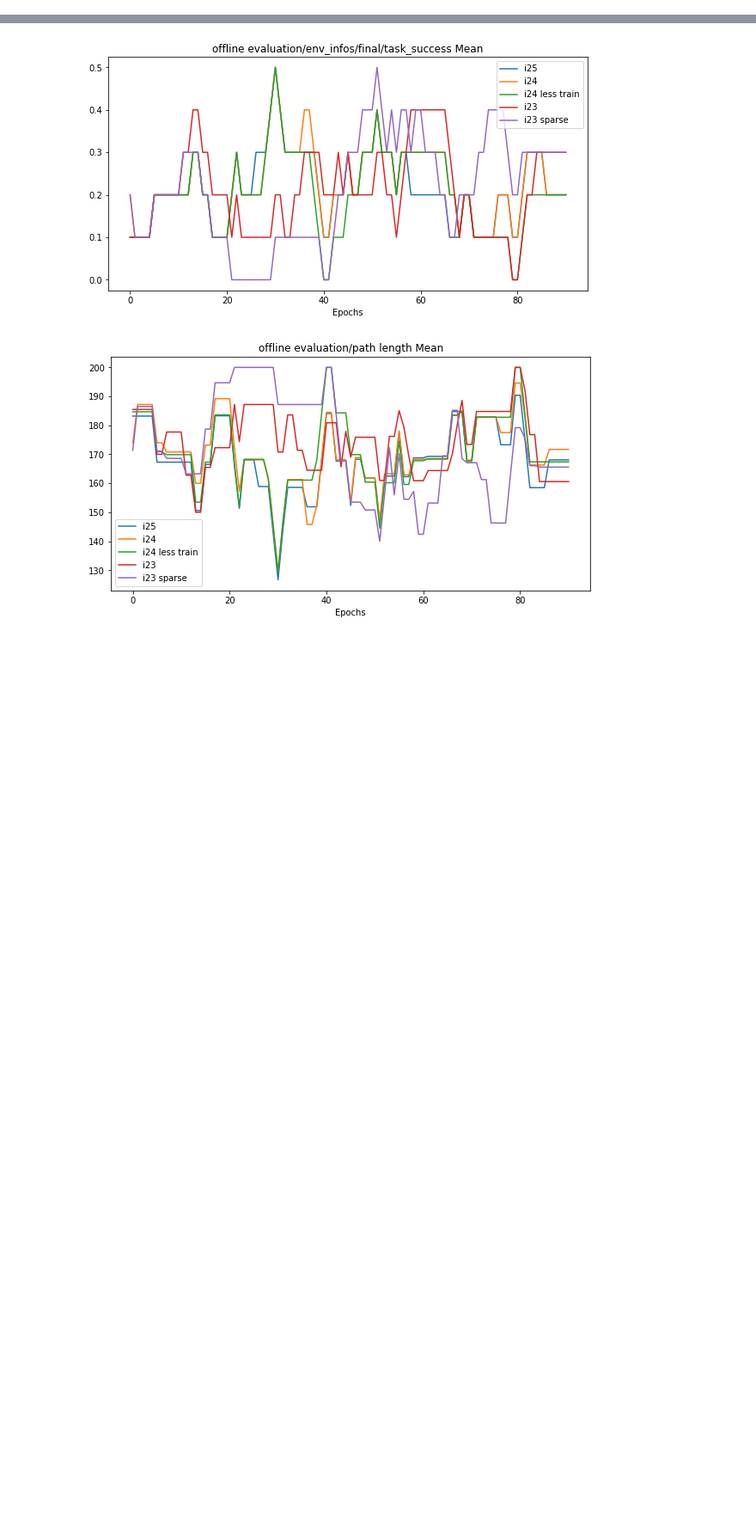
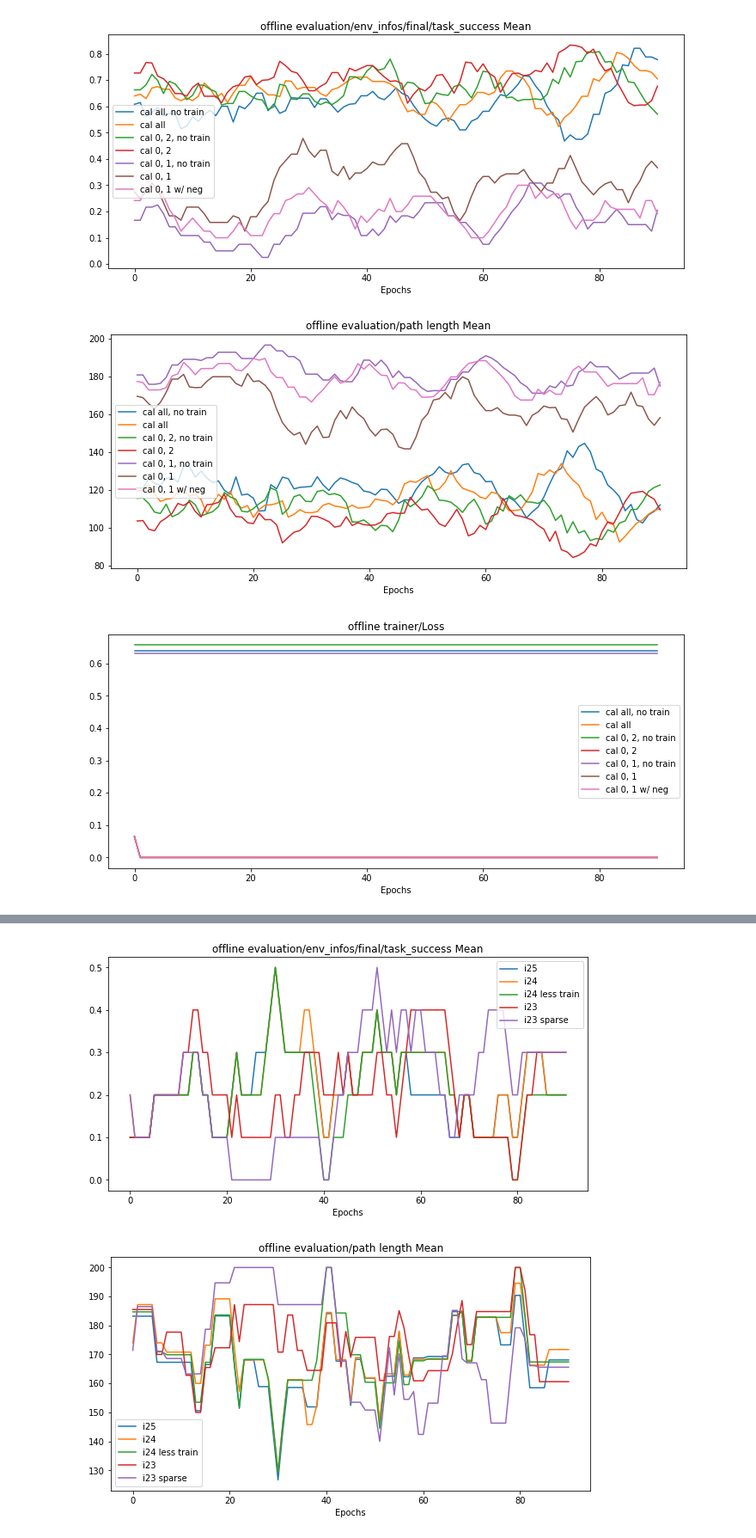
Before and after one commit to 00schen/CursorControl, a Jupyter notebook: image/plots.ipynb, the cells around one changed output, grey strips where cells are left out. Shown: that part at 86% size. Drawn from its saved outputs; the diff is of its cells as text; code cells hidden in the pictures; blank space fills up the shorter version.

```diff
--- a/image/plots.ipynb
+++ b/image/plots.ipynb
@@ -115,0 +137,29 @@ plot(dfs)
+# %%
+tests = ['calibrate']
+
+paths = sum([[(os.path.join(path,run),test) for run in os.listdir(path)]
+             for path,test in [(os.path.join(os.path.abspath(''),'logs',test,),test) for test in tests]],[])
+
+paths = sorted(paths, key=lambda x: x[0])
+
+dfs = Reader().read(paths, name='progress.csv')
+for df in dfs:
+    df.columns = df.columns.get_level_values(0)
+
+# dense pretrain no encoder w/o neg
+i0 = [0], 'cal all, no train'
+i1 = [1], 'cal all'
+i2 = [2], 'cal 0, 2, no train'
+i3 = [3], 'cal 0, 2'
+i4 = [4], 'cal 0, 1, no train'
+i5 = [5], 'cal 0, 1'
+i6 = [6], 'cal 0, 1 w/ neg'
+
+
+index_sets = [i0, i1, i2, i3, i4, i5, i6]
+window = 10
+plot(dfs)
+# %% [output]
+[figure, added]
+[figure, added]
+[figure, added]
```
Also changed, not shown: parts of 4 cells of this notebook, 20 other files.
